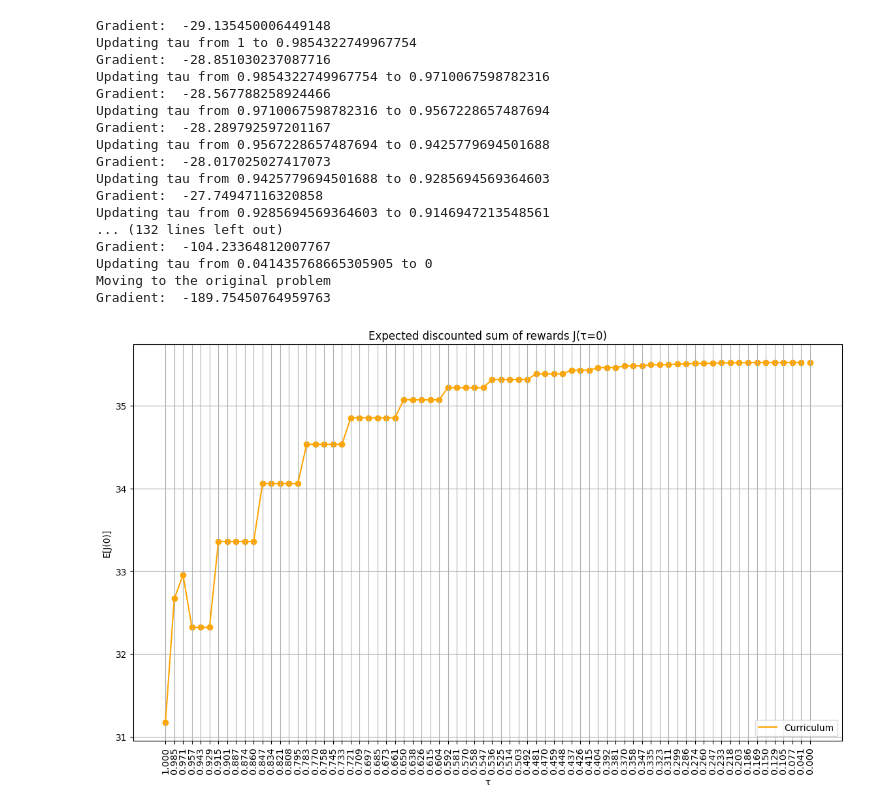
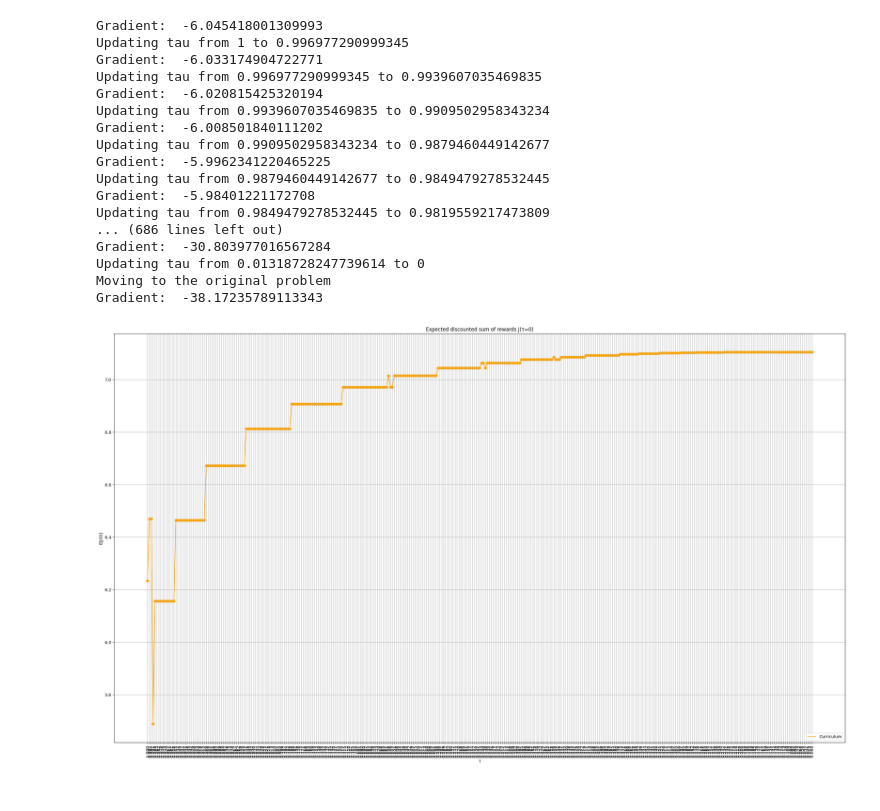
Before and after one commit to cris96spa/TMDP, a Jupyter notebook: Gradient_Performance.ipynb, the cells around one changed output. Saved outputs shown, nothing was run; the diff lists cells and outputs as text; code cells hidden in the pictures.

Commit message:
gradient

```diff
--- a/Gradient_Performance.ipynb
+++ b/Gradient_Performance.ipynb
@@ -11,7 +11,7 @@ import matplotlib.pyplot as plt
 import math
 from utils import *
 
-nS = 100
+nS = 500
 nA = 2
 seed = 2184109
 gamma = .9
@@ -63,47 +63,47 @@ Qs.append(Q_star)
 visit_distributions.append(d)
 taus.append(tmdp.tau)
 # %% [output]
-Gradient:  -29.135450006449148
-Updating tau from 1 to 0.9854322749967754
-Gradient:  -28.851030237087716
-Updating tau from 0.9854322749967754 to 0.9710067598782316
-Gradient:  -28.567788258924466
-Updating tau from 0.9710067598782316 to 0.9567228657487694
-Gradient:  -28.289792597201167
-Updating tau from 0.9567228657487694 to 0.9425779694501688
-Gradient:  -28.017025027417073
-Updating tau from 0.9425779694501688 to 0.9285694569364603
-Gradient:  -27.74947116320858
-Updating tau from 0.9285694569364603 to 0.9146947213548561
-... (132 lines left out)
-Gradient:  -104.23364812007767
-Updating tau from 0.041435768665305905 to 0
+Gradient:  -6.045418001309993
+Updating tau from 1 to 0.996977290999345
+Gradient:  -6.033174904722771
+Updating tau from 0.996977290999345 to 0.9939607035469835
+Gradient:  -6.020815425320194
+Updating tau from 0.9939607035469835 to 0.9909502958343234
+Gradient:  -6.008501840111202
+Updating tau from 0.9909502958343234 to 0.9879460449142677
+Gradient:  -5.9962341220465225
+Updating tau from 0.9879460449142677 to 0.9849479278532445
+Gradient:  -5.98401221172708
+Updating tau from 0.9849479278532445 to 0.9819559217473809
+... (686 lines left out)
+Gradient:  -30.803977016567284
+Updating tau from 0.01318728247739614 to 0
 Moving to the original problem
-Gradient:  -189.75450764959763
+Gradient:  -38.17235789113343
 # %%
 metrics = compute_metrics(tmdp, Qs, Q_star, visit_distributions)
 # %%
 x = np.array([])
 y = np.array([])
 
 for i, J in enumerate(metrics["J"]):
 
     if i < len(metrics["J"])-1:
         x = np.append(x, "{:.3f}".format(taus[i]))
         y = np.append(y, J)
 
 x_map = np.array([i for i in range(len(x))])
-plt.figure(figsize=(14,7.875))
+plt.figure(figsize=(32,18))
 plt.xticks(rotation=90, fontsize=10.3)
 plt.scatter(x, y, c="orange")
 plt.plot(x[:-1], y[:-1], c="orange", label="Curriculum")
 plt.legend(loc="lower right")
 plt.xlabel("τ")
 plt.ylabel("E[J(0)]")
 plt.title("Expected discounted sum of rewards J(τ=0)")
 plt.grid(visible=True)
 # %% [output]
-[figure, old version]
+[figure, new version]
 # %%
 x = np.array([])
 y = np.array([])
```
Also changed, not shown: parts of 1 cell of this notebook, 5 other files.
